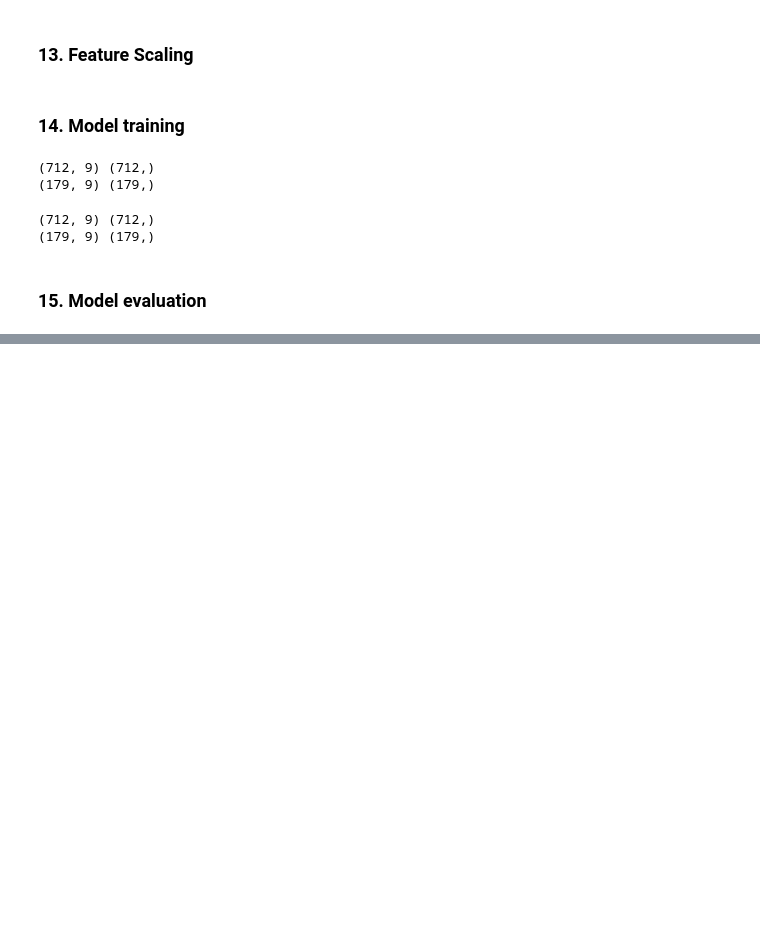
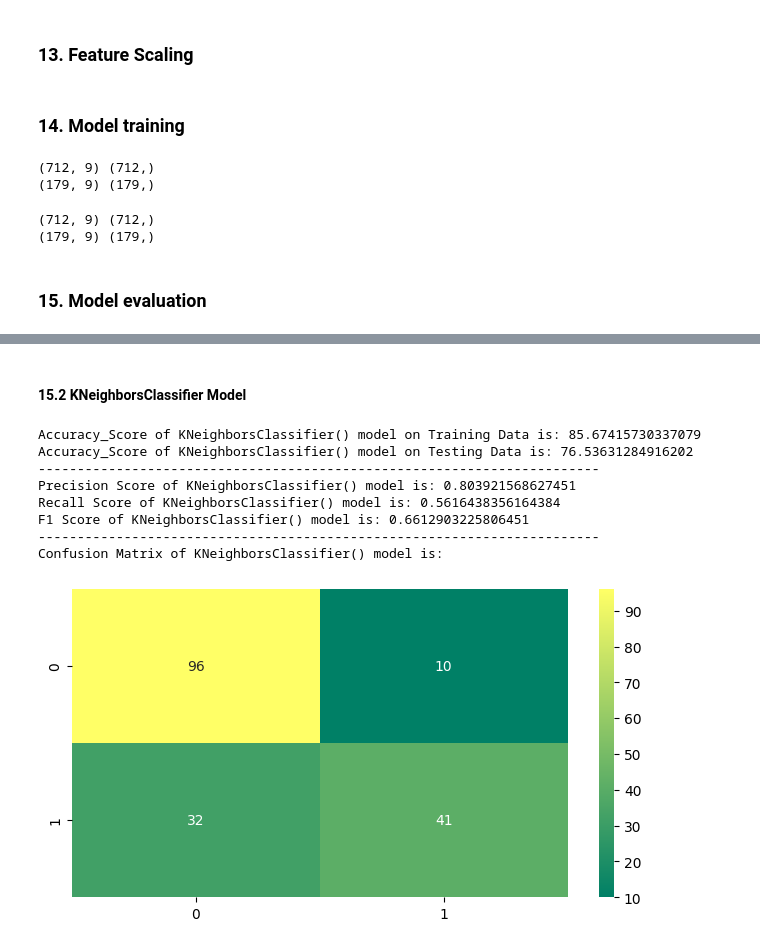
Before and after one commit to zola8/python-visualization-ml, a Jupyter notebook: src/kaggle-titanic-competition/a05_OK_overall_check.ipynb, the cells around one changed output, grey strips where cells are left out. Saved outputs shown, nothing was run; the diff lists cells and outputs as text; code cells hidden in the pictures; blank space fills up the shorter version.

```diff
--- a/src/kaggle-titanic-competition/a05_OK_overall_check.ipynb
+++ b/src/kaggle-titanic-competition/a05_OK_overall_check.ipynb
@@ -352,6 +354,9 @@ print(x_test_scaled.shape, y_test_scaled.shape)
 (712, 9) (712,)
 (179, 9) (179,)
 # %%
+from sklearn.metrics import confusion_matrix
+import seaborn as sns
+
 training_score = []
 testing_score = []
 
@@ -372,6 +377,12 @@ def model_prediction(model):
     print(f"Recall Score of {model} model is:", recall_score(y_test_scaled, x_test_predicted))
     print(f"F1 Score of {model} model is:", f1_score(y_test_scaled, x_test_predicted))
     print("------------------------------------------------------------------------")
+
+    print(f"Confusion Matrix of {model} model is:")
+    cm = confusion_matrix(y_test_scaled, x_test_predicted)
+    plt.figure(figsize=(8, 4))
+    sns.heatmap(cm, annot=True, fmt="g", cmap="summer")
+    plt.show()
 # %% [markdown]
 ### 15. Model evaluation
 # %% [markdown]
@@ -390,0 +404,16 @@ F1 Score of LogisticRegression() model is: 0.75
+# %% [markdown]
+#### 15.2 KNeighborsClassifier Model
+# %%
+from sklearn.neighbors import KNeighborsClassifier
+
+model_prediction(KNeighborsClassifier())
+# %% [output]
+Accuracy_Score of KNeighborsClassifier() model on Training Data is: 85.67415730337079
+Accuracy_Score of KNeighborsClassifier() model on Testing Data is: 76.53631284916202
+------------------------------------------------------------------------
+Precision Score of KNeighborsClassifier() model is: 0.803921568627451
+Recall Score of KNeighborsClassifier() model is: 0.5616438356164384
+F1 Score of KNeighborsClassifier() model is: 0.6612903225806451
+------------------------------------------------------------------------
+Confusion Matrix of KNeighborsClassifier() model is:
+[figure, added]
```
Also changed, not shown: parts of 40 cells of this notebook, 34 other files.
